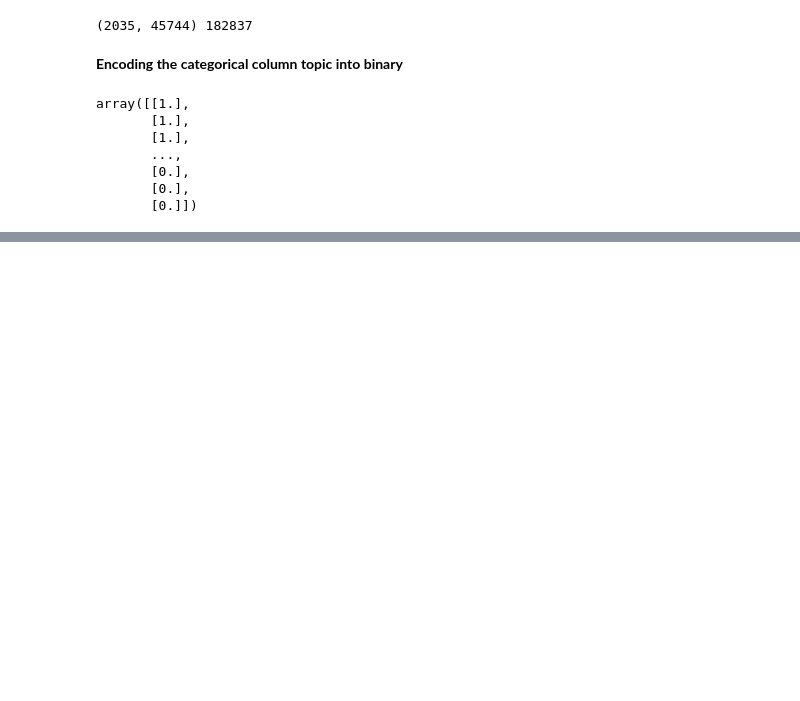
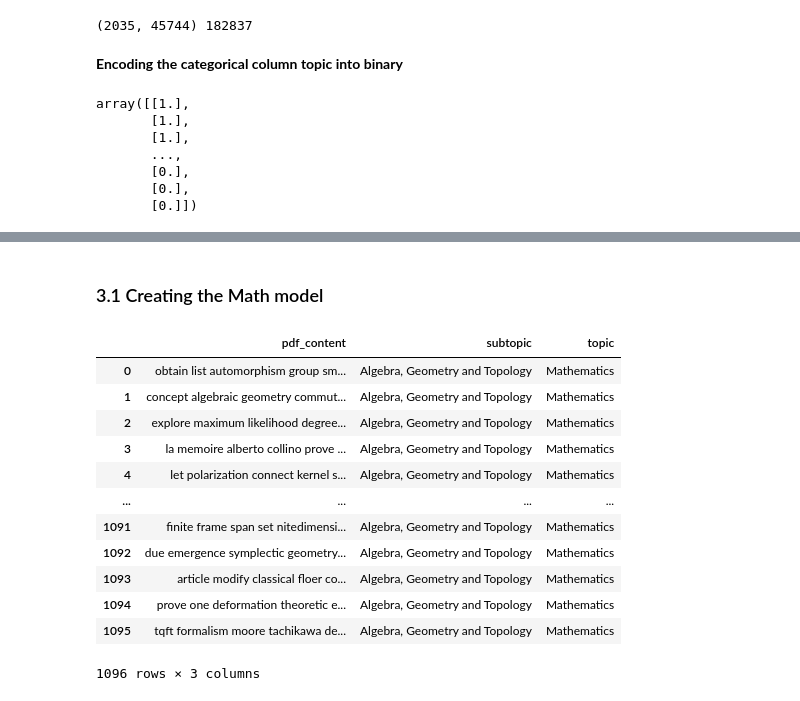
Before and after one commit to Fito-22/WorkingPaper, a Jupyter notebook: notebooks/notebook_ronny.ipynb, the cells around one changed output, grey strips where cells are left out. Cells and saved outputs as stored; diff of their text form; code cells hidden in the pictures; blank space fills up the shorter version.

```diff
--- a/notebooks/notebook_ronny.ipynb
+++ b/notebooks/notebook_ronny.ipynb
@@ -305,0 +381,36 @@ model.evaluate(X_test, y_test)
+# %%
+# Summarizing the subtopics to have fewer subtopics
+for i in range(len(math_df)):
+    if math_df['subtopic'][i] in ['Algebraic Geometry',
+                                  'Algebraic Topology',
+                                  'Commutative Algebra',
+                                  'Differential Geometry',
+                                  'General Topology',
+                                  'Geometric Topology',
+                                  'Group Theory',
+                                  'Symplectic Geometry',
+                                  'Representation Theory',
+                                  'K-Theory and Homology',
+                                  'Category Theory',
+                                  'Quantum Algebra',
+                                  'Spectral Theory',
+                                  'Rings and Algebras',
+                                  'Operator Algebras']:
+        math_df['subtopic'][i] = 'Algebra, Geometry and Topology'
+    elif math_df['subtopic'][i] in ['Analysis of PDEs',
+                                    'Classical Analysis and ODEs',
+                                    'Functional Analysis',
+                                    'General Mathematics',
+                                    'Numerical Analysis']:
+        math_df['subtopic'][i] = 'Classic and Numerical Analysis'
+    elif math_df['subtopic'][i] in ['Dynamical Systems',
+                                    'Logic',
+                                    'Optimization and Control']:
+        math_df['subtopic'][i] = 'Optimization'
+    elif math_df['subtopic'][i] in ['Combinatorics',
+                                    'Probability',
+                                    'Statistics Theory']:
+        math_df['subtopic'][i] = 'Statistics and Probability'
+    elif math_df['subtopic'][i] in ['Mathematical Physic',
+                                    'Information Theory']:
+        math_df['subtopic'][i] = 'Cross-disciplines'
@@ -305,0 +423,18 @@ model.evaluate(X_test, y_test)
+# %% [markdown]
+### 3.1 Creating the Math model
+# %%
+math_df
+# %% [output]
+|  | pdf_content | subtopic | topic |
+| 0 | obtain list automorphism group sm... | Algebra, Geometry and Topology | Mathematics |
+| 1 | concept algebraic geometry commut... | Algebra, Geometry and Topology | Mathematics |
+| 2 | explore maximum likelihood degree... | Algebra, Geometry and Topology | Mathematics |
+| 3 | la memoire alberto collino prove ... | Algebra, Geometry and Topology | Mathematics |
+| 4 | let polarization connect kernel s... | Algebra, Geometry and Topology | Mathematics |
+| ... | ... | ... | ... |
+| 1091 | finite frame span set nitedimensi... | Algebra, Geometry and Topology | Mathematics |
+| 1092 | due emergence symplectic geometry... | Algebra, Geometry and Topology | Mathematics |
+| 1093 | article modify classical floer co... | Algebra, Geometry and Topology | Mathematics |
+| 1094 | prove one deformation theoretic e... | Algebra, Geometry and Topology | Mathematics |
+| 1095 | tqft formalism moore tachikawa de... | Algebra, Geometry and Topology | Mathematics |
+1096 rows × 3 columns
```
Also changed, not shown: parts of 41 cells of this notebook.
